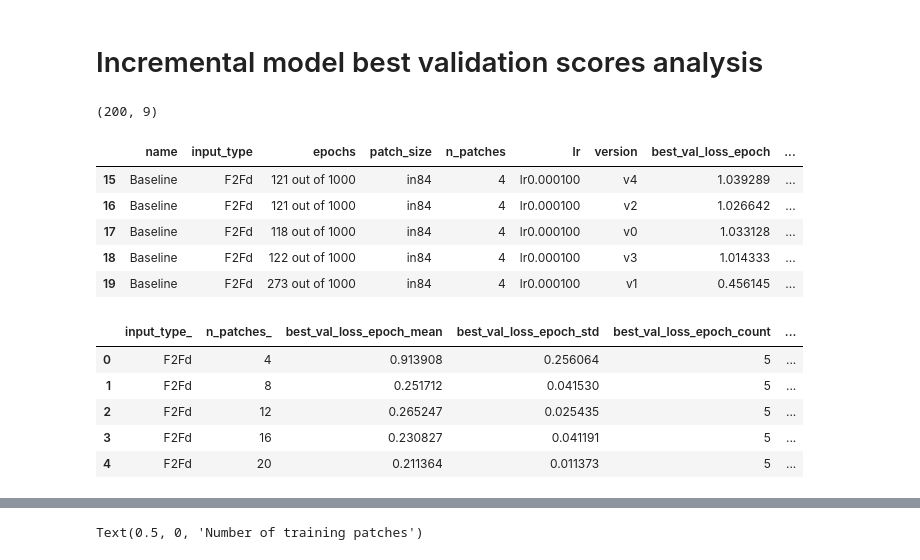
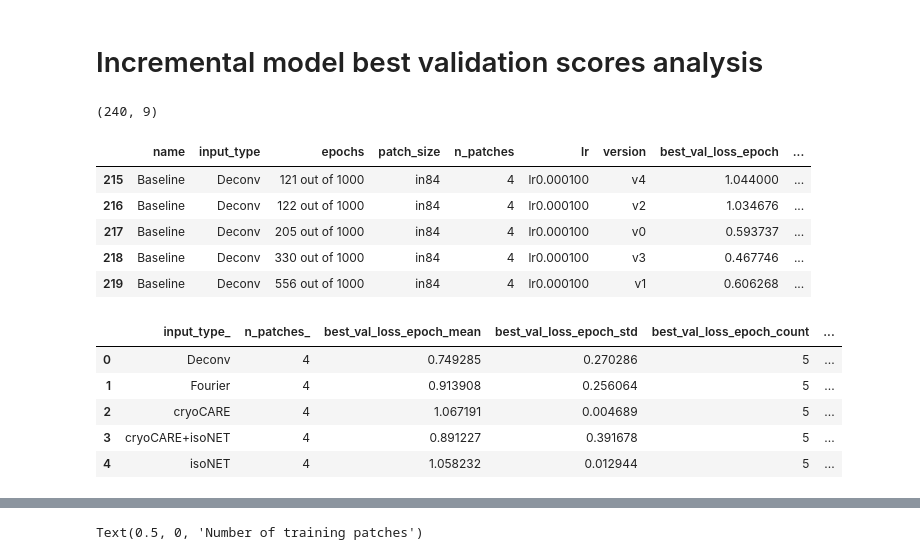
Before and after one commit to Fickincool/master-thesis, a Jupyter notebook: Notebooks/7.00_tomoSegmentPipeline/7.02_analyze_incremental_models.ipynb, the cells around one changed output, grey strips where cells are left out. Saved outputs shown, nothing was run; the diff lists cells and outputs as text; code cells hidden in the pictures.

```diff
--- a/Notebooks/7.00_tomoSegmentPipeline/7.02_analyze_incremental_models.ipynb
+++ b/Notebooks/7.00_tomoSegmentPipeline/7.02_analyze_incremental_models.ipynb
@@ -115,31 +141,40 @@ for f in tqdm(list(logs_path.rglob('*/version_*/'))):
 # %%
 df_incremental = pd.DataFrame(model_info, columns=['name', 'input_type', 'epochs', 'patch_size', 'n_patches', 'lr', 'version', 'best_val_loss_epoch',
                                              'associated_val_class1_dice'])
 
 df_incremental = df_incremental[df_incremental.n_patches%4==0].sort_values(['input_type', 'n_patches'])
 df_incremental = df_incremental[df_incremental.patch_size=='in84']
-df_incremental = df_incremental[df_incremental.input_type!='Deconv']
+# df_incremental = df_incremental[df_incremental.input_type!='Deconv']
+df_incremental['input_type'] = df_incremental.input_type.map(lambda x: 'Fourier' if x=='F2Fd' else x).values
 
 print(df_incremental.shape)
 df_incremental.head()
 # %% [output]
-(200, 9)
+(240, 9)
 |  | name | input_type | epochs | patch_size | n_patches | lr | version | best_val_loss_epoch | ... |
-| 15 | Baseline | F2Fd | 121 out of 1000 | in84 | 4 | lr0.000100 | v4 | 1.039289 | ... |
-| 16 | Baseline | F2Fd | 121 out of 1000 | in84 | 4 | lr0.000100 | v2 | 1.026642 | ... |
-| 17 | Baseline | F2Fd | 118 out of 1000 | in84 | 4 | lr0.000100 | v0 | 1.033128 | ... |
-| 18 | Baseline | F2Fd | 122 out of 1000 | in84 | 4 | lr0.000100 | v3 | 1.014333 | ... |
-| 19 | Baseline | F2Fd | 273 out of 1000 | in84 | 4 | lr0.000100 | v1 | 0.456145 | ... |
+| 215 | Baseline | Deconv | 121 out of 1000 | in84 | 4 | lr0.000100 | v4 | 1.044000 | ... |
+| 216 | Baseline | Deconv | 122 out of 1000 | in84 | 4 | lr0.000100 | v2 | 1.034676 | ... |
+| 217 | Baseline | Deconv | 205 out of 1000 | in84 | 4 | lr0.000100 | v0 | 0.593737 | ... |
+| 218 | Baseline | Deconv | 330 out of 1000 | in84 | 4 | lr0.000100 | v3 | 0.467746 | ... |
+| 219 | Baseline | Deconv | 556 out of 1000 | in84 | 4 | lr0.000100 | v1 | 0.606268 | ... |
 # %%
 loss_means = df_incremental[df_incremental.n_patches%4==0].groupby(['input_type', 'n_patches']).agg({'best_val_loss_epoch':['mean','std','count'],
                                                                 'associated_val_class1_dice':['mean','std']}).reset_index()
 loss_means.columns = ['_'.join(col) for col in loss_means.columns]
 
+
+ref_name = 'Fourier'
+ref = loss_means[loss_means.input_type_==ref_name][['n_patches_', 'associated_val_class1_dice_mean']]
+ref.columns = ['n_patches_', 'pct_diff_vs_%s' %ref_name]
+loss_means = loss_means.merge(ref, on='n_patches_')
+
+loss_means['pct_diff_vs_%s' %ref_name] = 100*(loss_means.associated_val_class1_dice_mean-loss_means['pct_diff_vs_%s' %ref_name])/loss_means['pct_diff_vs_%s' %ref_name]
+
 loss_means.head()
 # %% [output]
 |  | input_type_ | n_patches_ | best_val_loss_epoch_mean | best_val_loss_epoch_std | best_val_loss_epoch_count | ... |
-| 0 | F2Fd | 4 | 0.913908 | 0.256064 | 5 | ... |
-| 1 | F2Fd | 8 | 0.251712 | 0.041530 | 5 | ... |
-| 2 | F2Fd | 12 | 0.265247 | 0.025435 | 5 | ... |
-| 3 | F2Fd | 16 | 0.230827 | 0.041191 | 5 | ... |
-| 4 | F2Fd | 20 | 0.211364 | 0.011373 | 5 | ... |
+| 0 | Deconv | 4 | 0.749285 | 0.270286 | 5 | ... |
+| 1 | Fourier | 4 | 0.913908 | 0.256064 | 5 | ... |
+| 2 | cryoCARE | 4 | 1.067191 | 0.004689 | 5 | ... |
+| 3 | cryoCARE+isoNET | 4 | 0.891227 | 0.391678 | 5 | ... |
+| 4 | isoNET | 4 | 1.058232 | 0.012944 | 5 | ... |
```
Also changed, not shown: parts of 14 cells of this notebook.
